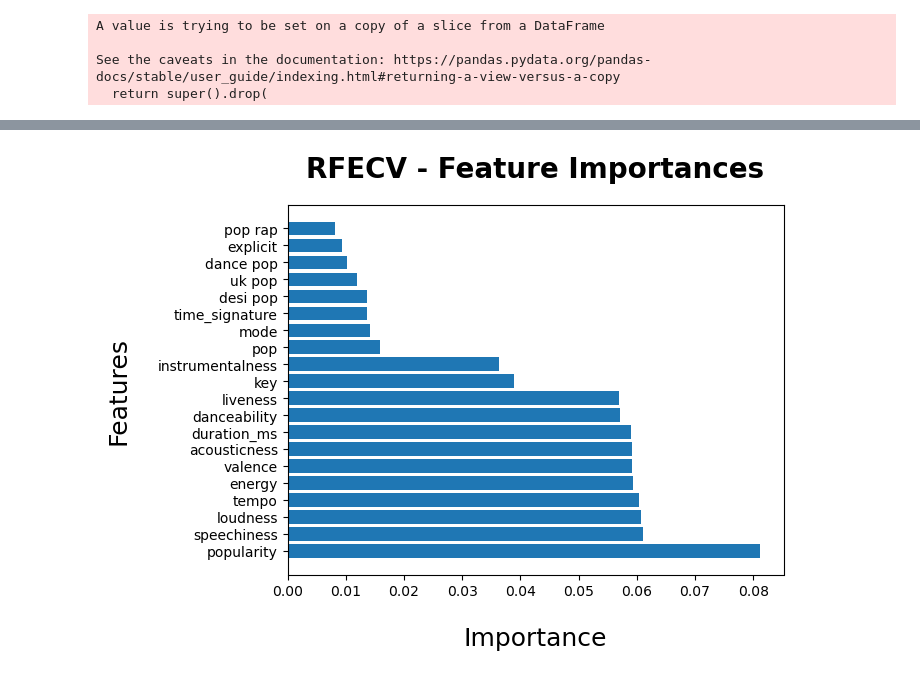
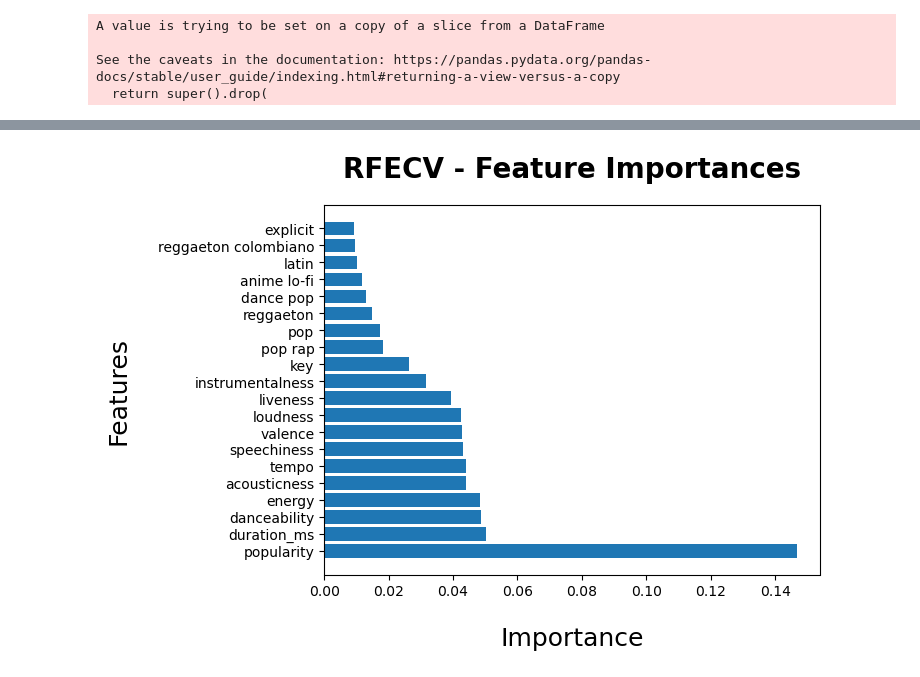
Before and after one commit to Purefekt/Recommender-System-using-Personal-Spotify-Data, a Jupyter notebook: get_training_testing_and_evaluation_data.ipynb, the cells around one changed output, grey strips where cells are left out. Cells and saved outputs as stored; diff of their text form; code cells hidden in the pictures.

```diff
--- a/get_training_testing_and_evaluation_data.ipynb
+++ b/get_training_testing_and_evaluation_data.ipynb
@@ -32,19 +51,17 @@ To make this a classification problem, i have classified all tracks in playlist_
 # %%
 count = 0
-rating_list = list()
-for id in playlist_tracks_df.id:
-    if id in top_tracks_df.id.values or id in saved_tracks_df.id.values:
+label_list = list()
+for id in tracks_features_df.id:
+    if id in top_tracks_ids_df.id.values or id in saved_tracks_ids_df.id.values or id in top_tracks_of_top_artists_df.id.values:
         count = count + 1
-        # 1 to the tracks from top tracks and saved tracks
-        rating_list.append(1)
+        # 1 to the tracks from top tracks or saved tracks or top tracks of top artists
+        label_list.append(1)
     else:
         # 0 otherwise
-        rating_list.append(0)
+        label_list.append(0)
 
 print(f'Number of tracks marked as 1 --> {count}')
 
 # Add new column 'ratings' to the dataframe
-playlist_tracks_df['ratings'] = rating_list
-
-playlist_tracks_df.head()
+tracks_features_df['labels'] = label_list
 # %% [output]
@@ -63,19 +88,19 @@ We have some features like 'danceability', 'energy', 'key' which were pulled dir
 # %%
 # Training data
-X = playlist_tracks_df[['popularity','explicit','duration_ms','danceability', 'energy', 'key', 'loudness', 'mode',
+X = tracks_features_df[['popularity','explicit','duration_ms','danceability', 'energy', 'key', 'loudness', 'mode',
                         'speechiness', 'acousticness', 'instrumentalness', 'liveness', 'valence', 'tempo',
-                        'time_signature', 'genres']]
+                        'time_signature', 'genre']]
 
-y = playlist_tracks_df['ratings']
+y = tracks_features_df['labels']
 
 # Drop NaN or None
 X = X.dropna()
-recommendation_tracks_df = recommendation_tracks_df.dropna()
+recommended_tracks_df = recommended_tracks_df.dropna()
 
 # Create genre columns (one-hot encoding)
-X = X.drop('genres', 1).join(X['genres'].str.join('|').str.get_dummies())
-X_recommend = recommendation_tracks_df.copy()
-X_recommend = X_recommend.drop('genres', 1).join(X_recommend['genres'].str.join('|').str.get_dummies())
+X = X.drop('genre', 1).join(X['genre'].str.join('|').str.get_dummies())
+X_recommend = recommended_tracks_df.copy()
+X_recommend = X_recommend.drop('genre', 1).join(X_recommend['genre'].str.join('|').str.get_dummies())
 
 # Ensure features are consistent across training, test, and evaluation
 X = X[X.columns.intersection(X_recommend.columns)]
@@ -158,20 +239,20 @@ X_recommend.to_pickle('training/X_recommend.pkl')
 # %%
-# Visualize importance of 20 of most important features (showing all 382 would not be possible in such a small space)
+# Visualize importance of 20 of the most important features (showing all XXX would not be possible in such a small space)
 
-X_train = pd.read_pickle('training/X_train.pkl')
+X_train = pd.read_pickle('model/X_train.pkl')
 
 dset = pd.DataFrame()
-dset['attr'] = X_train.columns
+dset['features'] = X_train.columns
 dset['importance'] = rfecv.estimator_.feature_importances_
 
 dset = dset.sort_values(by=['importance'], ascending=False)
 dset = dset.head(20)
 
 plt.figure()
-plt.barh(y=dset['attr'], width=dset['importance'])
+plt.barh(y=dset['features'], width=dset['importance'])
 plt.title('RFECV - Feature Importances', fontsize=20, fontweight='bold', pad=20)
 plt.xlabel('Importance', fontsize=18, labelpad=20)
 plt.ylabel('Features', fontsize=18, labelpad=20)
 plt.show()
 # %% [output]
-[figure, old version]
+[figure, new version]
```
Also changed, not shown: parts of 15 cells of this notebook, 8 other files.
